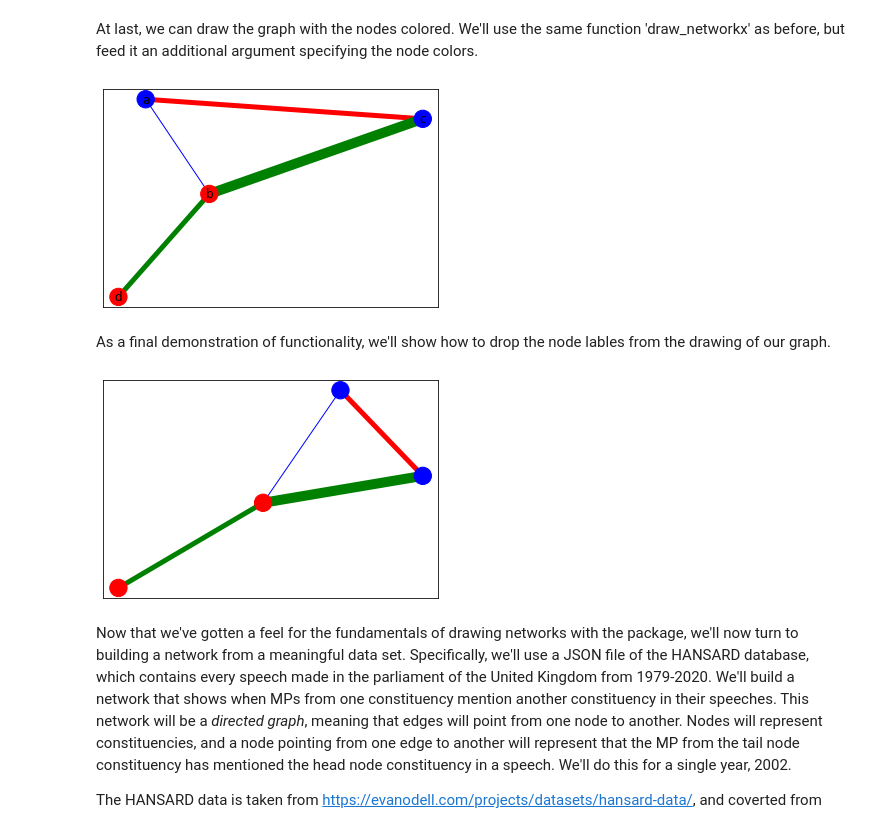
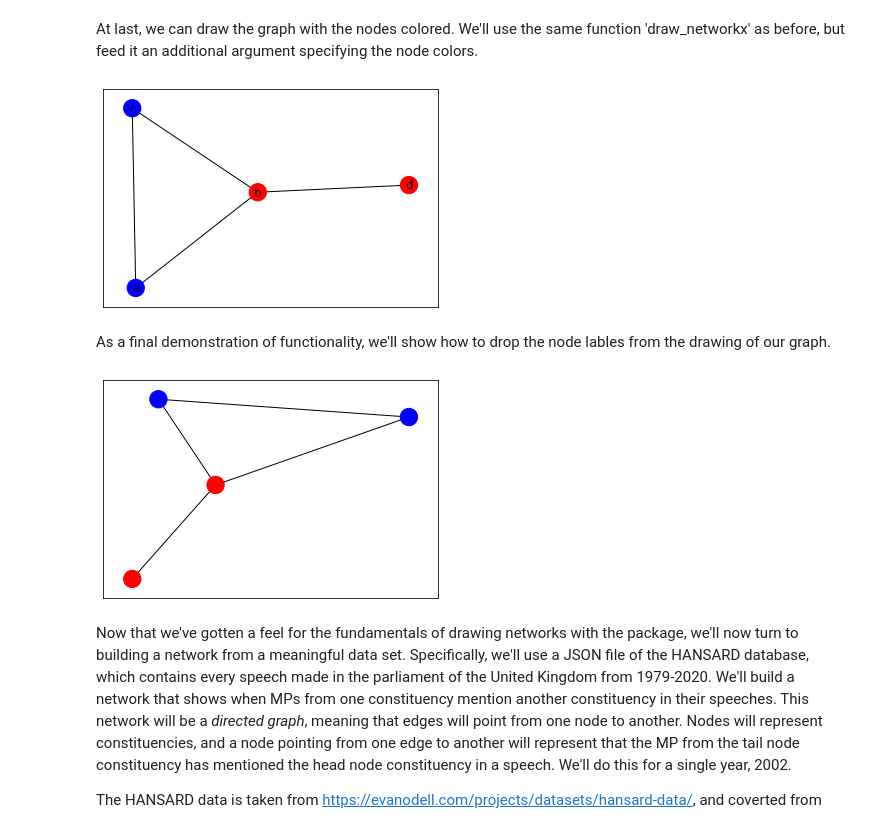
Before and after one commit to stephbuon/faha-2022, a Jupyter notebook: networks/NetworkX Tutorial.ipynb, the cells around one changed output. Saved outputs shown, nothing was run; the diff lists cells and outputs as text; code cells hidden in the pictures.

```diff
--- a/networks/NetworkX Tutorial.ipynb
+++ b/networks/NetworkX Tutorial.ipynb
@@ -28,4 +25,0 @@ Next, we'll color the edges of our graph. In general, if one has an edge Node 1:
-# %%
-dictionary = {'a': {'b': {'color':'blue'}, 'c':{'color':'red'}},
-    'b': {'c': {'color':'green'}}}
-G = nx.Graph(dictionary)
@@ -56,4 +25,0 @@ Next, we'll vary the width of each edge. We'll do this by re-writing our diction
-# %%
-dictionary = {'a': {'b': {'color':'blue','width':1}, 'c':{'color':'red','width':5}},
-    'b': {'c': {'color':'green','width':10}}}
-G = nx.Graph(dictionary)
@@ -79,4 +33,4 @@ nx.draw_networkx(G,width=list(widths.values()),edge_color= list(colors.values())
 # %% [markdown]
 Our new node is looking lonely out there. Let's connect it to the rest of the graph, using the 'add_edge' function. This function takes the graph as its prefix, and takes as it's arguments the two nodes that the new edge will connect. We can also use further arguments to specify the attributes of that edge. We'll draw a green edge, with width 5, between our new node 'd' and an existing node 'b'.
 # %%
-G.add_edge('d','b',color='green',width=5)
+G.add_edge('d','b')
@@ -109,16 +58,15 @@ node_colors = nx.get_node_attributes(G, 'node_color')
 # %% [markdown]
 At last, we can draw the graph with the nodes colored. We'll use the same function 'draw_networkx' as before, but feed it an additional argument specifying the node colors.
 # %%
-nx.draw_networkx(G,width=list(widths.values()),edge_color=list(colors.values()),node_color=list(node_colors.values()))
+nx.draw_networkx(G,node_color=list(node_colors.values()))
 # %% [output]
-[figure, old version]
+[figure, new version]
 # %% [markdown]
 As a final demonstration of functionality, we'll show how to drop the node lables from the drawing of our graph.
 # %%
-nx.draw_networkx(G,width=list(widths.values()),edge_color=list(colors.values()),\
-                 node_color=list(node_colors.values()), with_labels=False)
+nx.draw_networkx(G,node_color=list(node_colors.values()),with_labels=False)
 # %% [output]
-[figure, old version]
+[figure, new version]
 # %% [markdown]
 Now that we've gotten a feel for the fundamentals of drawing networks with the package, we'll now turn to building a network from a meaningful data set. Specifically, we'll use a JSON file of the HANSARD database, which contains every speech made in the parliament of the United Kingdom from 1979-2020. We'll build a network that shows when MPs from one constituency mention another constituency in their speeches. This network will be a *directed graph*, meaning that edges will point from one node to another. Nodes will represent constituencies, and a node pointing from one edge to another will represent that the MP from the tail node constituency has mentioned the head node constituency in a speech. We'll do this for a single year, 2002.
 
```
Also changed, not shown: parts of 35 cells of this notebook.
